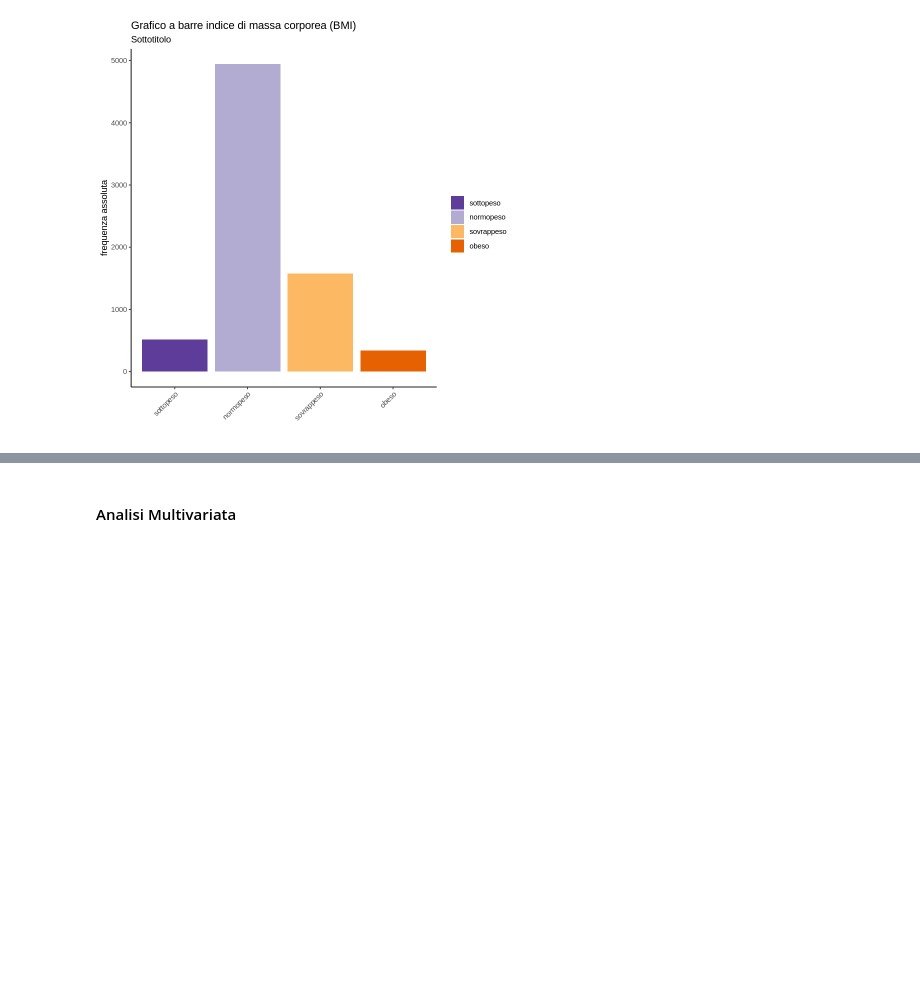
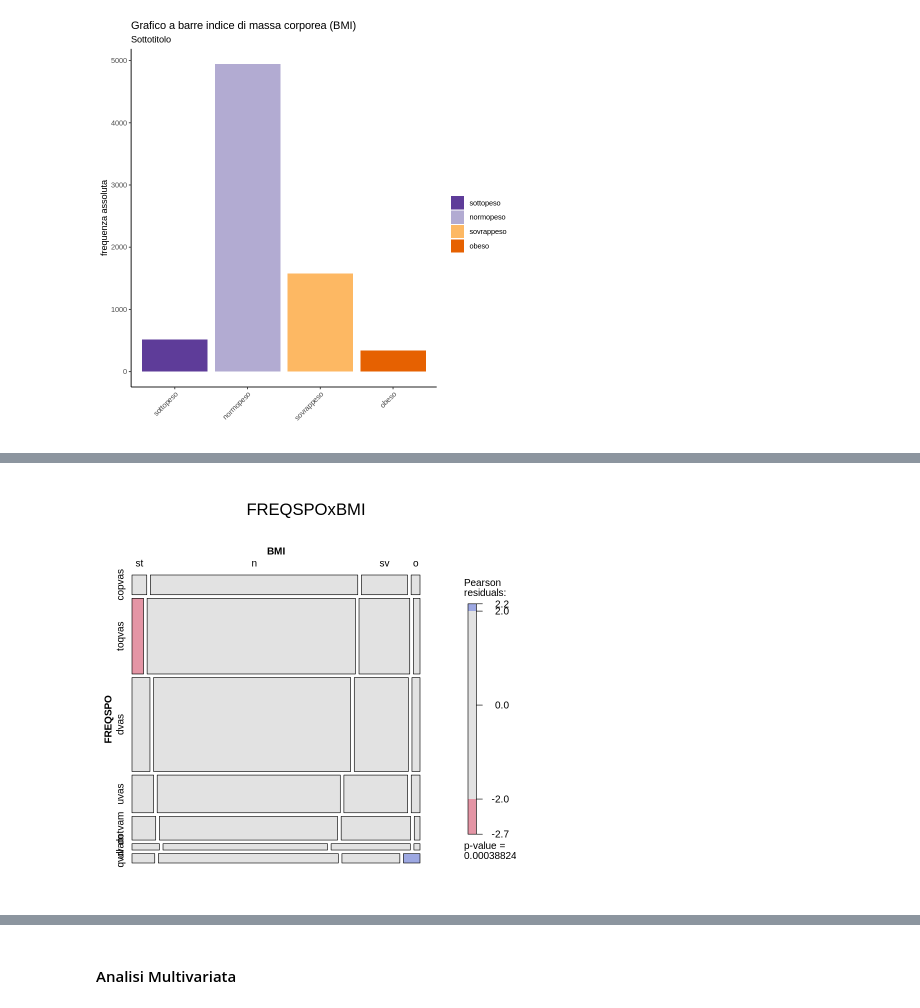
Before and after one commit to bolps/vdm2020, a Jupyter notebook: Progetto_VDM_Sport_e_alimentazione.ipynb, the cells around one changed output, grey strips where cells are left out. Cells and saved outputs as stored; diff of their text form; code cells hidden in the pictures; blank space fills up the shorter version.

```diff
--- a/Progetto_VDM_Sport_e_alimentazione.ipynb
+++ b/Progetto_VDM_Sport_e_alimentazione.ipynb
@@ -1754,0 +527,3 @@ X-squared = 104.02, df = 6, p-value < 2.2e-16
+# %%
+mosaic(~ FREQSPO + BMI, data = AVQ18.sport, main = "FREQSPOxBMI", shade = TRUE, legend = TRUE,abbreviate_labs = T)
+# %% [output]
@@ -1754,0 +532 @@ X-squared = 104.02, df = 6, p-value < 2.2e-16
+[figure, added]
```
Also changed, not shown: parts of 109 cells of this notebook.
